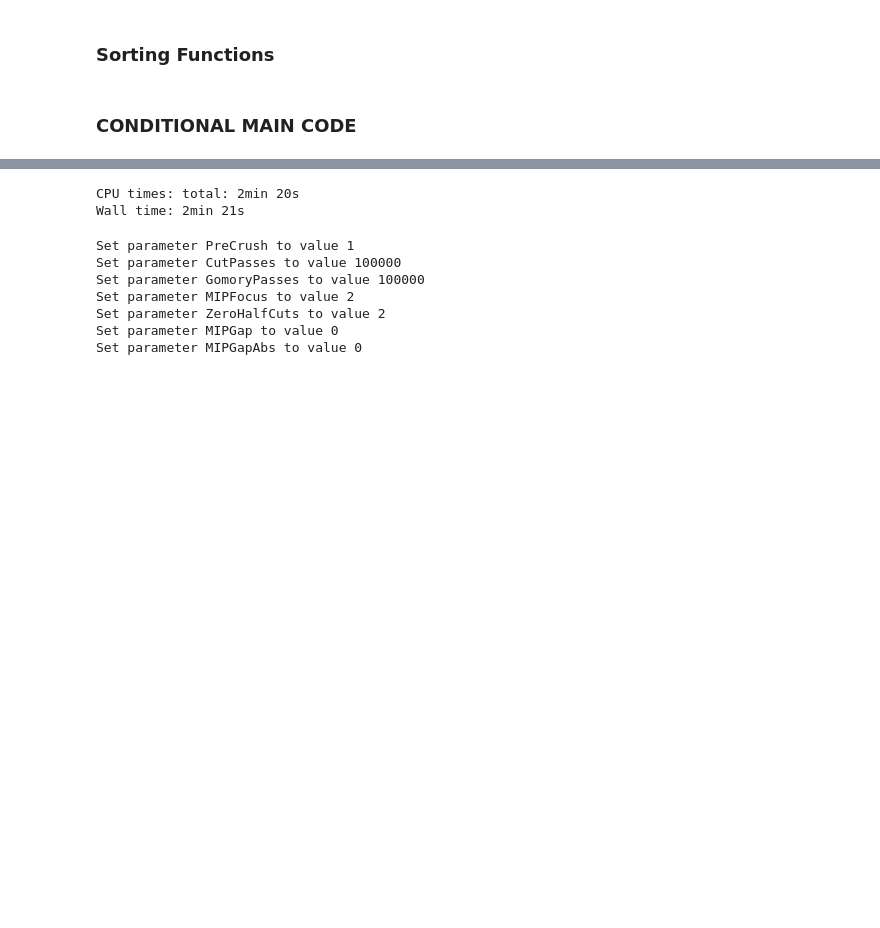
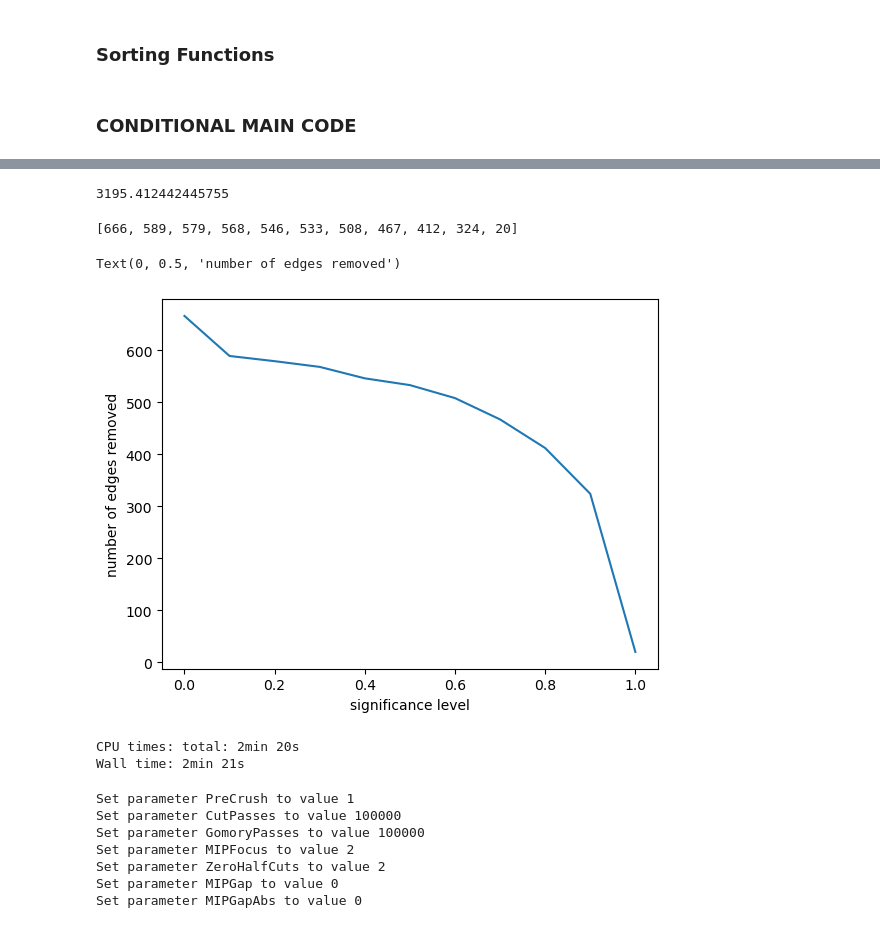
Before and after one commit to Elicit3495/ML_FYP, a Jupyter notebook: conditional.ipynb, the cells around one changed output, grey strips where cells are left out. Drawn from its saved outputs; the diff is of its cells as text; code cells hidden in the pictures; blank space fills up the shorter version.

Commit message:
plot

```diff
--- a/conditional.ipynb
+++ b/conditional.ipynb
@@ -149,0 +154,5 @@ toc = time.time()
+# %%
+time_taken = toc - tic
+time_taken
+# %% [output]
+3195.412442445755
@@ -150,3 +161,16 @@ toc = time.time()
+# %%
+n_edges
+# %% [output]
+[666, 589, 579, 568, 546, 533, 508, 467, 412, 324, 20]
+# %%
+the_list = list(np.linspace(0.0,1.0,11))
+# %%
+plt.plot(the_list, n_edges, marker='')
+plt.xlabel('significance level')
+plt.ylabel('number of edges removed')
+# %% [output]
+Text(0, 0.5, 'number of edges removed')
+[figure, added]
 # %%
 %%time
 y0 = PC(df, 3, 0.05)
```
Also changed, not shown: parts of 8 cells of this notebook.
